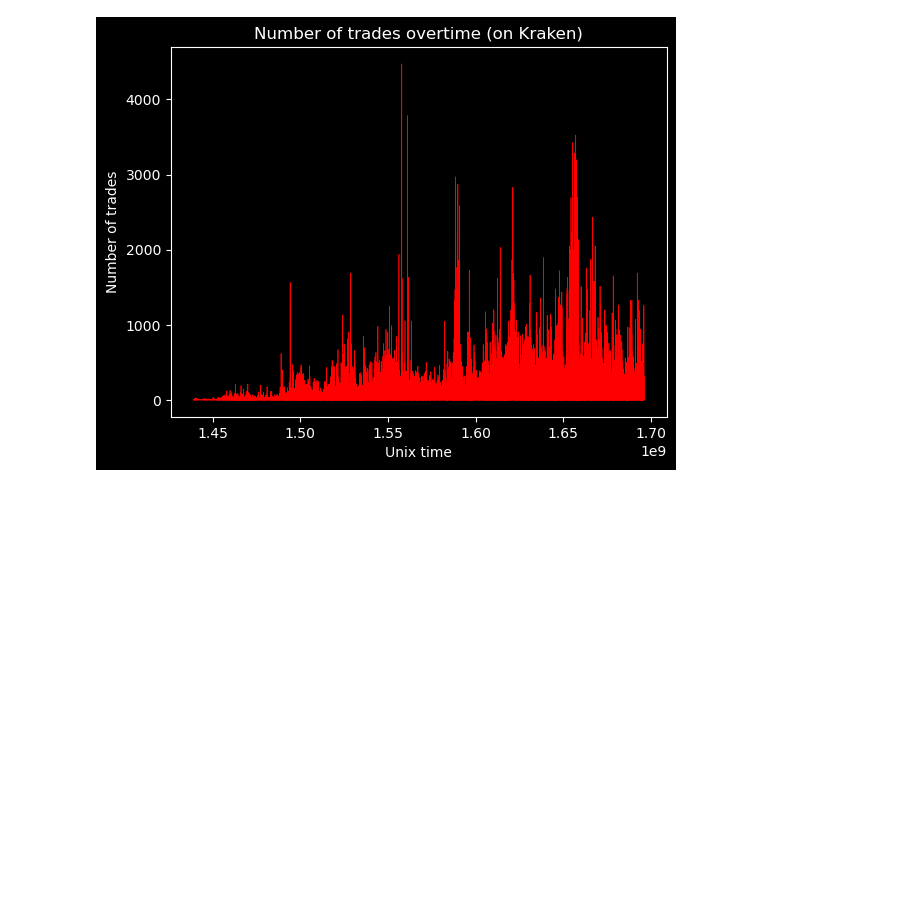
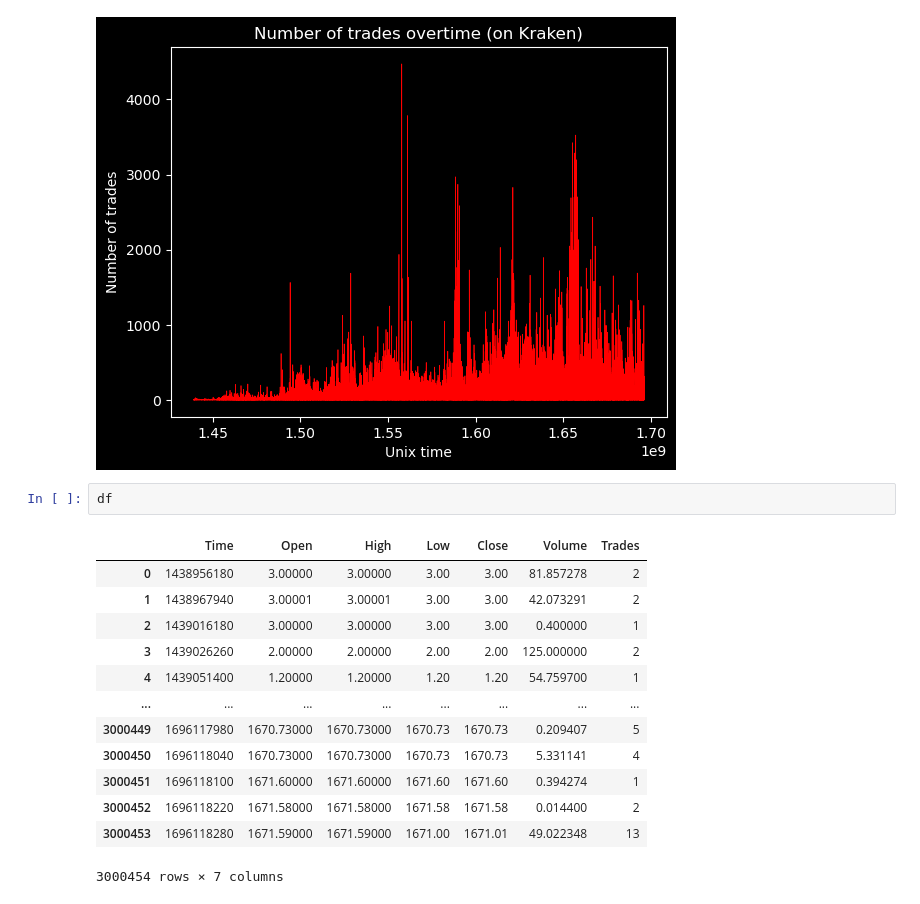
Before and after one commit to beaurm/projet_crypto, a Jupyter notebook: code/analyse/a_ETHUSD_1.ipynb, the cells around one changed output. Drawn from its saved outputs; the diff is of its cells as text; blank space fills up the shorter version.

```diff
--- a/code/analyse/a_ETHUSD_1.ipynb
+++ b/code/analyse/a_ETHUSD_1.ipynb
@@ -50,3 +50,19 @@ plt.ylabel("Number of trades")
 plt.show()
 # %% [output]
 [figure]
+# %%
+df
+# %% [output]
+|  | Time | Open | High | Low | Close | Volume | Trades |
+| 0 | 1438956180 | 3.00000 | 3.00000 | 3.00 | 3.00 | 81.857278 | 2 |
+| 1 | 1438967940 | 3.00001 | 3.00001 | 3.00 | 3.00 | 42.073291 | 2 |
+| 2 | 1439016180 | 3.00000 | 3.00000 | 3.00 | 3.00 | 0.400000 | 1 |
+| 3 | 1439026260 | 2.00000 | 2.00000 | 2.00 | 2.00 | 125.000000 | 2 |
+| 4 | 1439051400 | 1.20000 | 1.20000 | 1.20 | 1.20 | 54.759700 | 1 |
+| ... | ... | ... | ... | ... | ... | ... | ... |
+| 3000449 | 1696117980 | 1670.73000 | 1670.73000 | 1670.73 | 1670.73 | 0.209407 | 5 |
+| 3000450 | 1696118040 | 1670.73000 | 1670.73000 | 1670.73 | 1670.73 | 5.331141 | 4 |
+| 3000451 | 1696118100 | 1671.60000 | 1671.60000 | 1671.60 | 1671.60 | 0.394274 | 1 |
+| 3000452 | 1696118220 | 1671.58000 | 1671.58000 | 1671.58 | 1671.58 | 0.014400 | 2 |
+| 3000453 | 1696118280 | 1671.59000 | 1671.59000 | 1671.00 | 1671.01 | 49.022348 | 13 |
+3000454 rows × 7 columns
```
